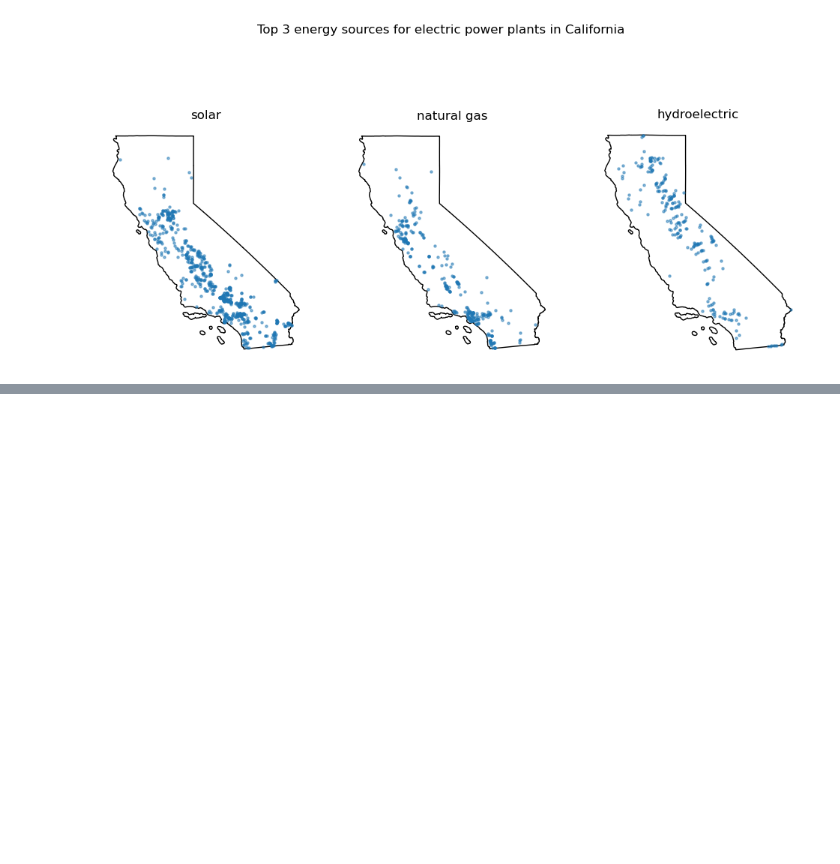
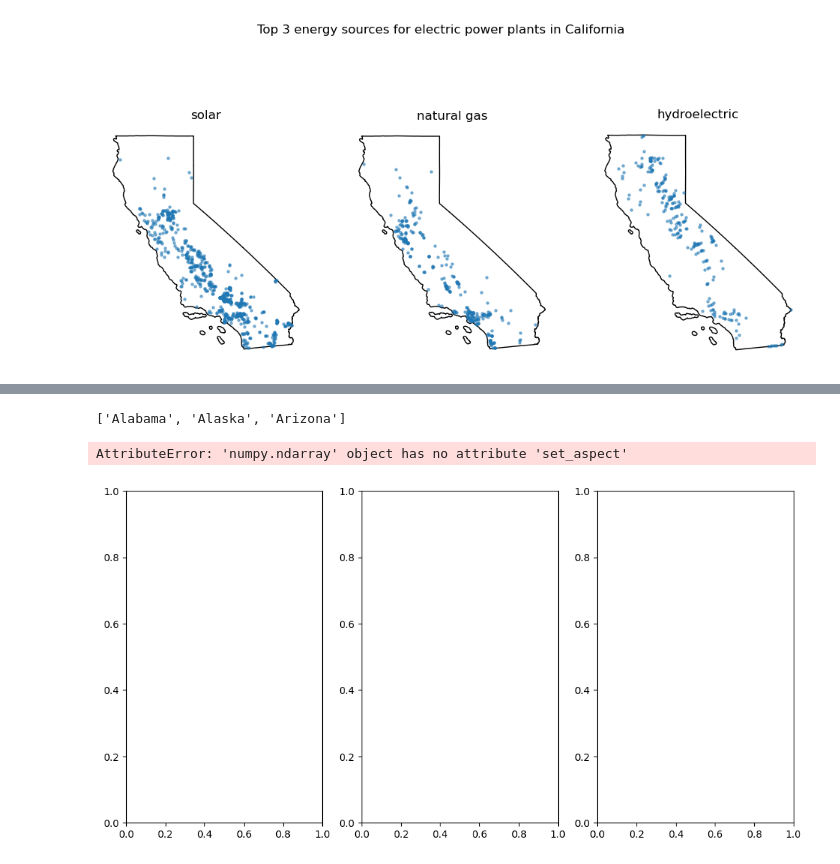
Before and after one commit to lsdixit/eds220-2025-in-class, a Jupyter notebook: week6-functions-STUDENTS.ipynb, the cells around one changed output, grey strips where cells are left out. Drawn from its saved outputs; the diff is of its cells as text; code cells hidden in the pictures; blank space fills up the shorter version.

```diff
--- a/week6-functions-STUDENTS.ipynb
+++ b/week6-functions-STUDENTS.ipynb
@@ -101,0 +261,29 @@ plt.show()
+# %%
+def power_source_counts(source, power_plants):
+    power_source_counts = power_plants[power_plants['primsource'] == source].groupby('state').size().index[:3].tolist()
+    return power_source_counts
+# %%
+power_source_counts('hydroelectric', power_plants)
+# %% [output]
+['Alabama', 'Alaska', 'Arizona']
+# %%
+def plot_power_source(source, power_plants, states):
+    top_sources = power_source_counts(source, power_plants)
+
+    for state in top_sources:
+        fig, ax = plt.subplots(figsize=(12,6), nrows = 1, ncols = 3)
+
+        state_boundary = states[states['name'] == state]
+        state_boundary.plot(ax = ax,
+                            color = 'none')
+
+        state_power_plants = power_plants[power_plants['state'] == state]
+        source_subset = state_power_plants[state_power_plants['primsource'] == source]
+        source_subset.plot(ax=ax,
+                            markersize=5,
+                            alpha=0.5)
+# %%
+plot_power_source('wind', power_plants, states)
+# %% [output]
+AttributeError: 'numpy.ndarray' object has no attribute 'set_aspect'
+[figure, added]
```
Also changed, not shown: parts of 16 cells of this notebook.
